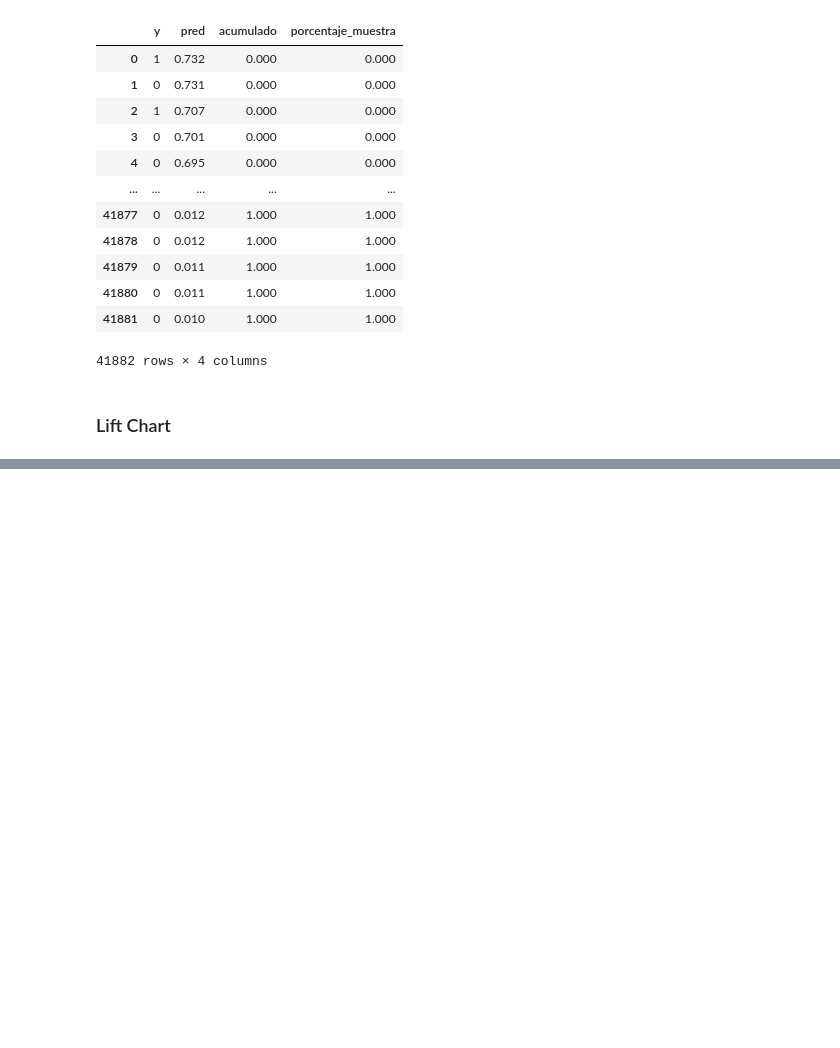
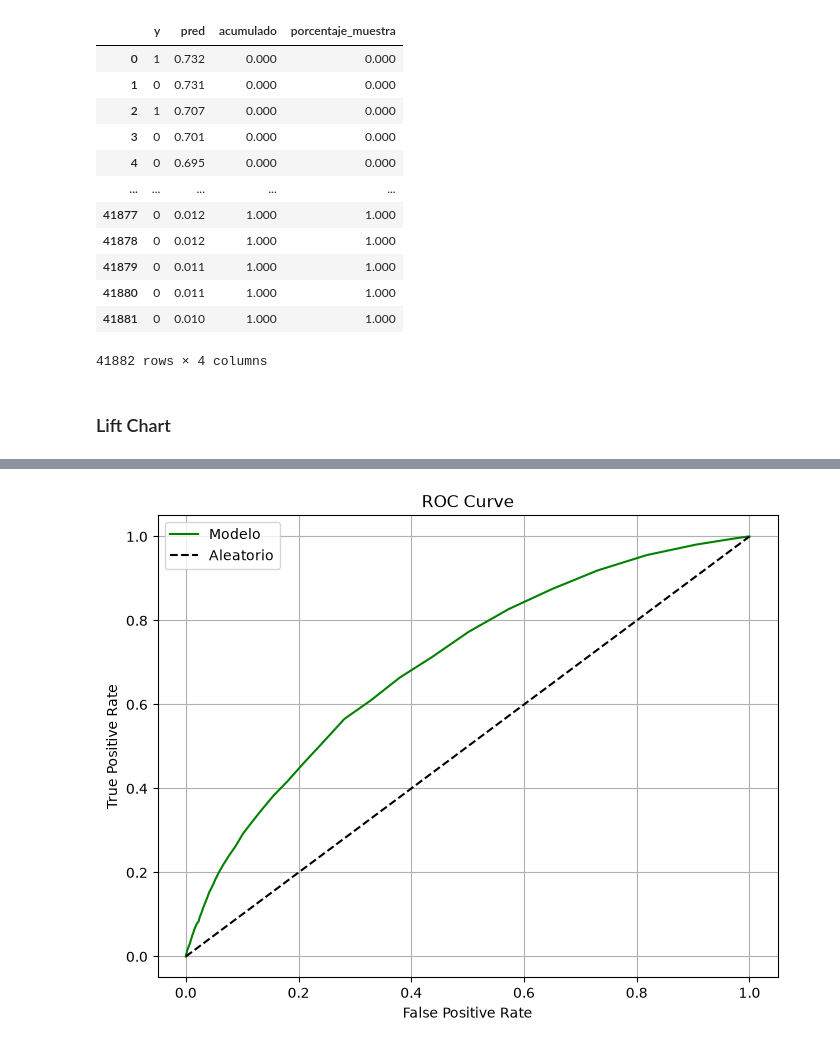
Before and after one commit to PabloHVega/RiesgosScoring, a Jupyter notebook: 03_notebooks/05_Modelizacion_Clasificacion.ipynb, the cells around one changed output, grey strips where cells are left out. Saved outputs shown, nothing was run; the diff lists cells and outputs as text; code cells hidden in the pictures; blank space fills up the shorter version.

```diff
--- a/03_notebooks/05_Modelizacion_Clasificacion.ipynb
+++ b/03_notebooks/05_Modelizacion_Clasificacion.ipynb
@@ -174,0 +200,30 @@ gain_chart(val_y, pred)
+# %%
+def roc_curve(y_true, y_pred, n_thresholds=100):
+    df = pd.DataFrame({'y': y_true, 'pred': y_pred})
+    thresholds = np.linspace(0, 1, n_thresholds)
+    tpr = []
+    fpr = []
+    total_pos = (df['y'] == 1).sum()
+    total_neg = (df['y'] == 0).sum()
+    for thresh in thresholds:
+        y_pred_bin = (df['pred'] >= thresh).astype(int)
+        tp = ((df['y'] == 1) & (y_pred_bin == 1)).sum()
+        fp = ((df['y'] == 0) & (y_pred_bin == 1)).sum()
+        tpr.append(tp / total_pos if total_pos > 0 else 0)
+        fpr.append(fp / total_neg if total_neg > 0 else 0)
+    tpr = np.array(tpr)
+    fpr = np.array(fpr)
+
+    plt.figure(figsize=(8,6))
+    plt.plot(fpr, tpr, color='green', label='Modelo')
+    plt.plot([0,1], [0,1], '--', color='black', label='Aleatorio')
+    plt.xlabel('False Positive Rate')
+    plt.ylabel('True Positive Rate')
+    plt.title('ROC Curve')
+    plt.legend()
+    plt.grid()
+    plt.show()
+# %%
+roc_curve(val_y, pred)
+# %% [output]
+[figure, added]
```
Also changed, not shown: parts of 3 cells of this notebook, 1 other file.
